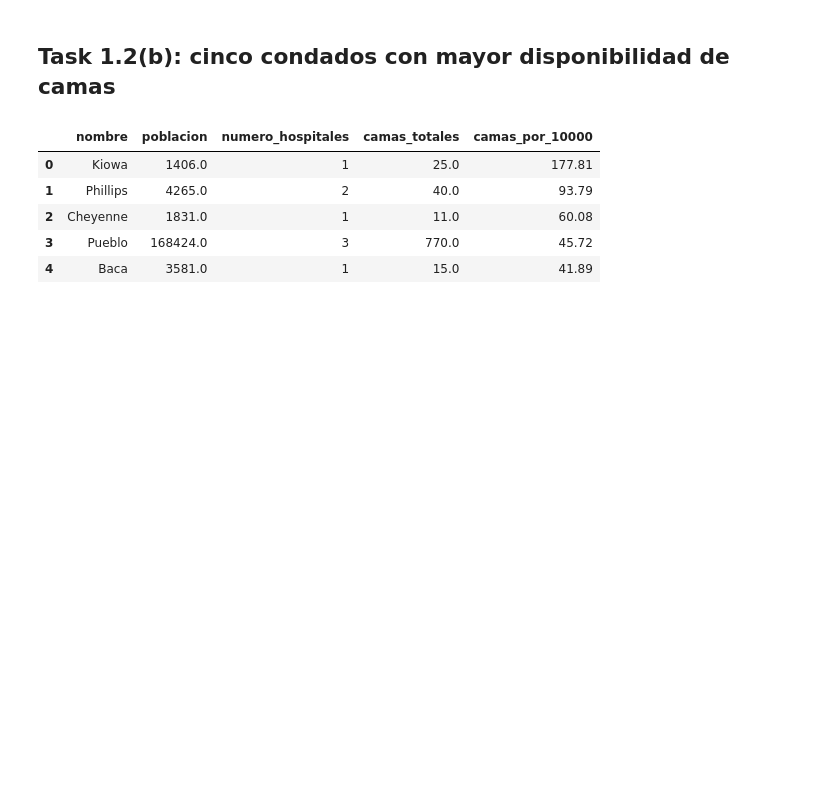
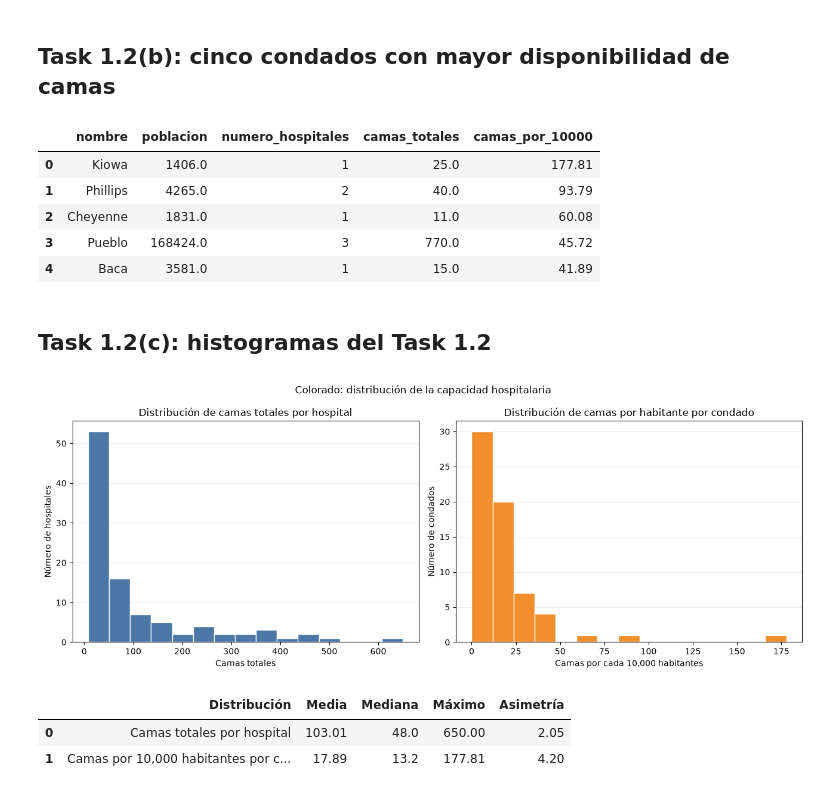
Before and after one commit to CamiR24/Lab5-MS, a Jupyter notebook: Task1.ipynb, the cells around one changed output. Drawn from its saved outputs; the diff is of its cells as text; code cells hidden in the pictures; blank space fills up the shorter version.

Commit message:
feat: Task 1.2 completed

```diff
--- a/Task1.ipynb
+++ b/Task1.ipynb
@@ -523,3 +523,59 @@ display(
 | 2 | Cheyenne | 1831.0 | 1 | 11.0 | 60.08 |
 | 3 | Pueblo | 168424.0 | 3 | 770.0 | 45.72 |
 | 4 | Baca | 3581.0 | 1 | 15.0 | 41.89 |
+# %% [markdown]
+## Task 1.2(c): histogramas del Task 1.2
+# %%
+import matplotlib.pyplot as plt
+
+camas_hospital = hospitales_m["camas_total"]
+tasas_condado = estadisticas_condados["camas_por_10000"]
+
+fig, axes = plt.subplots(1, 2, figsize=(13, 5))
+
+axes[0].hist(
+    camas_hospital,
+    bins=15,
+    color="#4c78a8",
+    edgecolor="white",
+)
+axes[0].set_title("Distribución de camas totales por hospital")
+axes[0].set_xlabel("Camas totales")
+axes[0].set_ylabel("Número de hospitales")
+
+axes[1].hist(
+    tasas_condado,
+    bins=15,
+    color="#f28e2b",
+    edgecolor="white",
+)
+axes[1].set_title("Distribución de camas por habitante por condado")
+axes[1].set_xlabel("Camas por cada 10,000 habitantes")
+axes[1].set_ylabel("Número de condados")
+
+for ax in axes:
+    ax.grid(axis="y", alpha=0.25)
+    ax.set_axisbelow(True)
+
+fig.suptitle("Colorado: distribución de la capacidad hospitalaria")
+plt.tight_layout()
+plt.show()
+
+# Estadísticas de apoyo para interpretar las distribuciones.
+resumen_distribuciones = pd.DataFrame({
+    "Distribución": [
+        "Camas totales por hospital",
+        "Camas por 10,000 habitantes por condado",
+    ],
+    "Media": [camas_hospital.mean(), tasas_condado.mean()],
+    "Mediana": [camas_hospital.median(), tasas_condado.median()],
+    "Máximo": [camas_hospital.max(), tasas_condado.max()],
+    "Asimetría": [camas_hospital.skew(), tasas_condado.skew()],
+})
+
+display(resumen_distribuciones.round(2))
+# %% [output]
+[figure, added]
+|  | Distribución | Media | Mediana | Máximo | Asimetría |
+| 0 | Camas totales por hospital | 103.01 | 48.0 | 650.00 | 2.05 |
+| 1 | Camas por 10,000 habitantes por c... | 17.89 | 13.2 | 177.81 | 4.20 |
```
